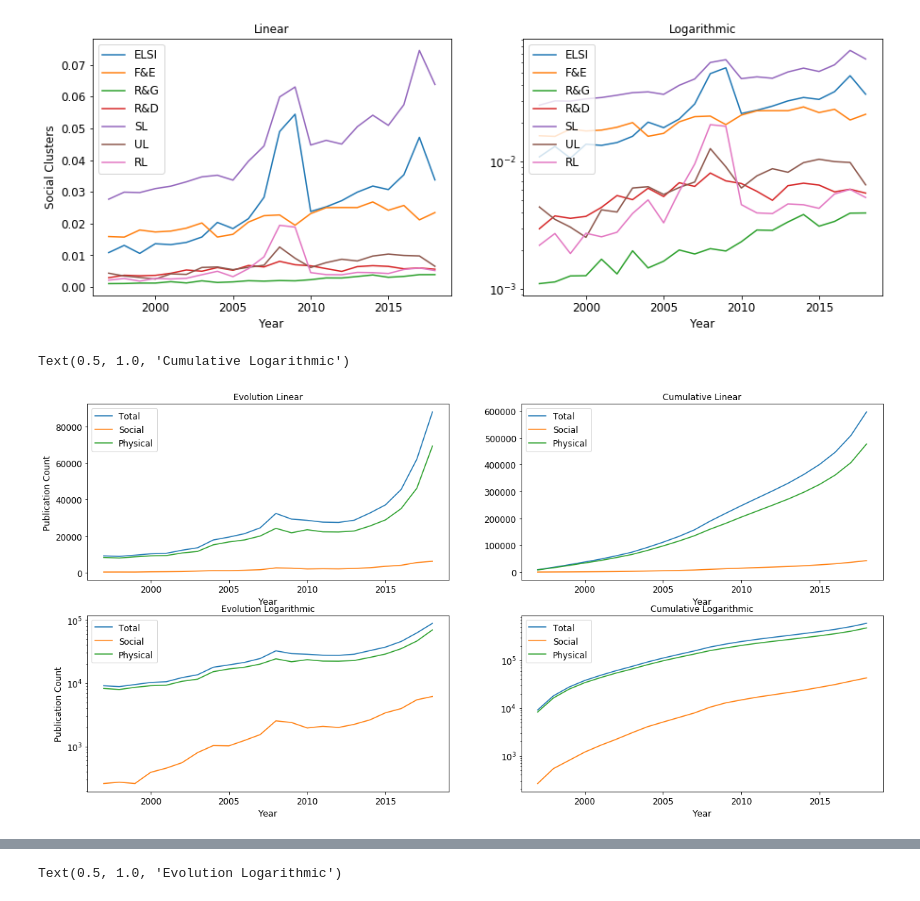
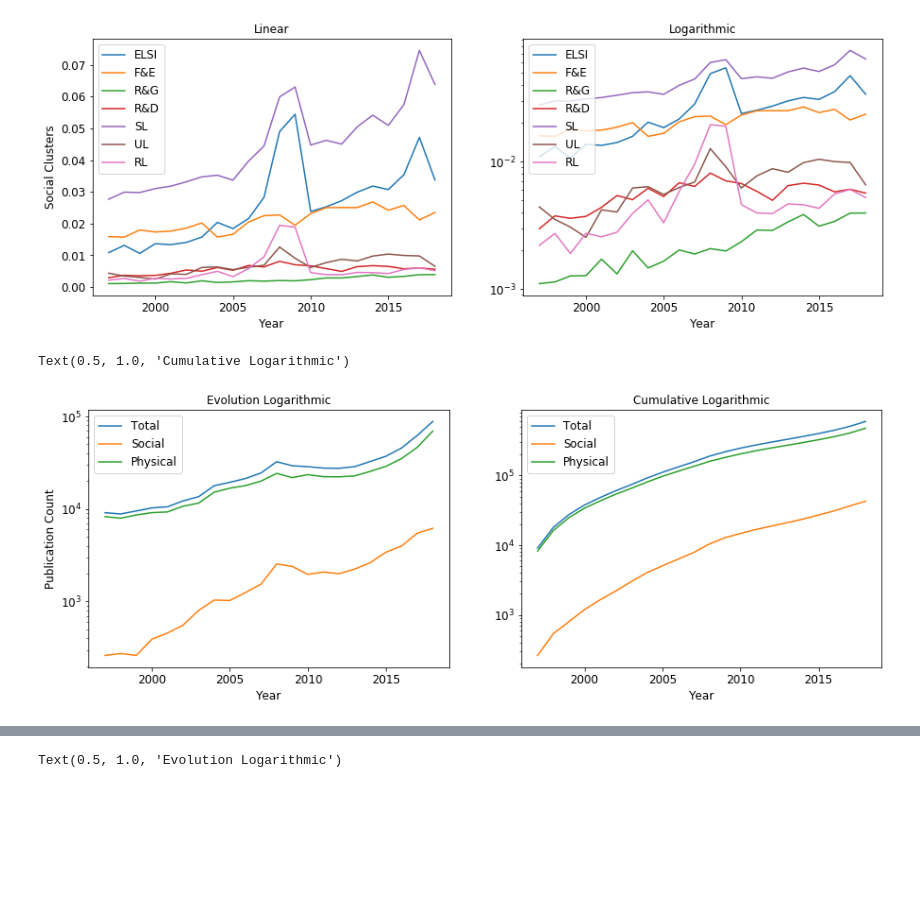
Before and after one commit to Yperidis/TserSUITE, a Jupyter notebook: Data_analysis.ipynb, the cells around one changed output, grey strips where cells are left out. Cells and saved outputs as stored; diff of their text form; code cells hidden in the pictures; blank space fills up the shorter version.

```diff
--- a/Data_analysis.ipynb
+++ b/Data_analysis.ipynb
@@ -386,0 +389,20 @@ SocClustSeriesNorm['Year'] = range(1997,2019)
+# %%
+# Calculating the relative gains and losses per year from the normalized series. If longer changes are desired,
+# change the period in the diff function and select and then concatenate accordingly.
+temp = PhysClustSeriesNorm[PhysClustSeriesNorm.columns[:-1]]
+Gden = temp.values[:-1]
+ttemp = temp.diff().iloc[1:]
+RelGainsPhys = ttemp/Gden
+
+Lden = temp.values[1:]
+ttemp = temp.diff(-1).iloc[:-1]
+RelLossesPhys = ttemp/Lden
+
+temp = SocClustSeriesNorm[SocClustSeriesNorm.columns[:-1]]
+Gden = temp.values[:-1]
+ttemp = temp.diff().iloc[1:]
+RelGainsSoc = ttemp/Gden
+
+Lden = temp.values[1:]
+ttemp = temp.diff(-1).iloc[:-1]
+RelLossesSoc = ttemp/Lden
@@ -497,7 +574,7 @@ Text(0.5, 1.0, 'Logarithmic')
 [figure]
 # %%
 # Publication count time-series per domain and their respective cumulatives
-plt.figure(figsize=(20,10))
+plt.figure(figsize=(15,5))
 
 Tots = PhysClustSeries.sum(axis=1)+SocClustSeries.sum(axis=1)+ClustSeries.sum(axis=1)
 Socs = SocClustSeries.sum(axis=1)
@@ -512,33 +589,33 @@ Physs = PhysClustSeries.sum(axis=1)
 # plt.title('Evolution Linear', fontsize=12)
 
 # plt.subplot(222)
 # plt.plot(range(1997,2019), np.cumsum(Tots), range(1997,2019), np.cumsum(Socs), range(1997,2019), np.cumsum(Physs))
 # plt.xlabel('Year', fontsize=12)
 # # plt.ylabel('Publication Count', fontsize=12)
 # plt.legend(['Total', 'Social', 'Physical'], fontsize=12)
 # plt.tick_params(labelsize=12)
 # plt.title('Cumulative Linear', fontsize=12)
 
-plt.subplot(123)
+plt.subplot(121)
 plt.plot(range(1997,2019), Tots, range(1997,2019), Socs, range(1997,2019), Physs)
 plt.yscale('log')
 plt.xlabel('Year', fontsize=12)
 plt.ylabel('Publication Count', fontsize=12)
 plt.legend(['Total', 'Social', 'Physical'], fontsize=12)
 plt.tick_params(labelsize=12)
 plt.title('Evolution Logarithmic', fontsize=12)
 
 
-plt.subplot(224)
+plt.subplot(122)
 plt.plot(range(1997,2019), np.cumsum(Tots), range(1997,2019), np.cumsum(Socs), range(1997,2019), np.cumsum(Physs))
 plt.yscale('log')
 plt.xlabel('Year', fontsize=12)
 # plt.ylabel('Publication Count', fontsize=12)
 plt.legend(['Total', 'Social', 'Physical'], fontsize=12)
 plt.tick_params(labelsize=12)
 plt.title('Cumulative Logarithmic', fontsize=12)
 
 # plt.savefig('./../Manuscripts/Images/Domain_trends.png', dpi=150)
 # %% [output]
 Text(0.5, 1.0, 'Cumulative Logarithmic')
-[figure, old version]
+[figure, new version]
```
Also changed, not shown: parts of 13 cells of this notebook.
